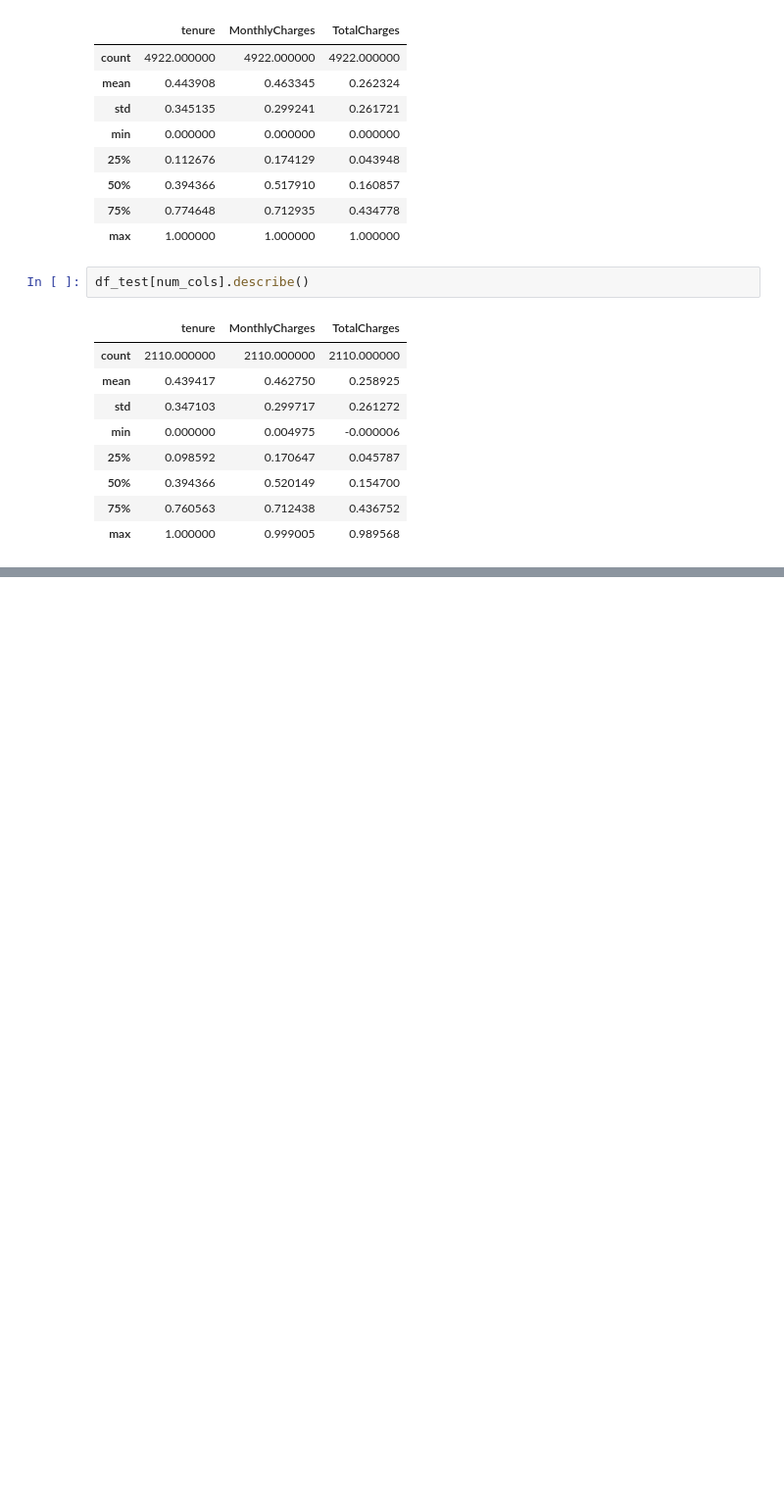
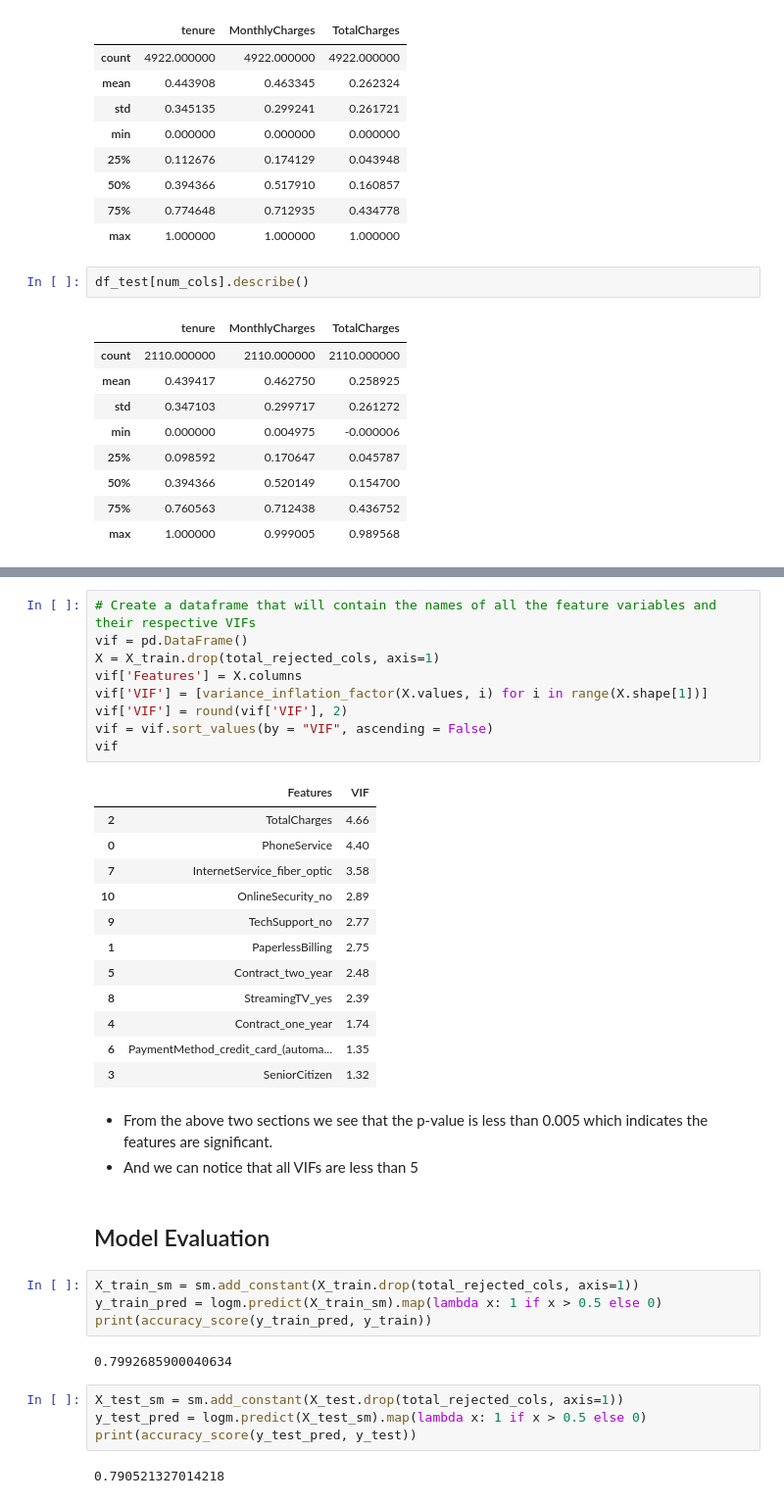
Before and after one commit to venkatpselvam1/DataScienceML, a Jupyter notebook: 003_LogisticRegression/003_MultiVarientAnalysis/002_LogisticRegressionMultiVarient.ipynb, the cells around one changed output, grey strips where cells are left out. Shown at 98% size. Cells and saved outputs as stored; diff of their text form; blank space fills up the shorter version.

Commit message:
accuracy score

```diff
--- a/003_LogisticRegression/003_MultiVarientAnalysis/002_LogisticRegressionMultiVarient.ipynb
+++ b/003_LogisticRegression/003_MultiVarientAnalysis/002_LogisticRegressionMultiVarient.ipynb
@@ -256,0 +389,39 @@ df_test[num_cols].describe()
+# %%
+# Create a dataframe that will contain the names of all the feature variables and their respective VIFs
+vif = pd.DataFrame()
+X = X_train.drop(total_rejected_cols, axis=1)
+vif['Features'] = X.columns
+vif['VIF'] = [variance_inflation_factor(X.values, i) for i in range(X.shape[1])]
+vif['VIF'] = round(vif['VIF'], 2)
+vif = vif.sort_values(by = "VIF", ascending = False)
+vif
+# %% [output]
+|  | Features | VIF |
+| 2 | TotalCharges | 4.66 |
+| 0 | PhoneService | 4.40 |
+| 7 | InternetService_fiber_optic | 3.58 |
+| 10 | OnlineSecurity_no | 2.89 |
+| 9 | TechSupport_no | 2.77 |
+| 1 | PaperlessBilling | 2.75 |
+| 5 | Contract_two_year | 2.48 |
+| 8 | StreamingTV_yes | 2.39 |
+| 4 | Contract_one_year | 1.74 |
+| 6 | PaymentMethod_credit_card_(automa... | 1.35 |
+| 3 | SeniorCitizen | 1.32 |
+# %% [markdown]
+- From the above two sections we see that the p-value is less than 0.005 which indicates the features are significant.
+- And we can notice that all VIFs are less than 5
+# %% [markdown]
+## Model Evaluation
+# %%
+X_train_sm = sm.add_constant(X_train.drop(total_rejected_cols, axis=1))
+y_train_pred = logm.predict(X_train_sm).map(lambda x: 1 if x > 0.5 else 0)
+print(accuracy_score(y_train_pred, y_train))
+# %% [output]
+0.7992685900040634
+# %%
+X_test_sm = sm.add_constant(X_test.drop(total_rejected_cols, axis=1))
+y_test_pred = logm.predict(X_test_sm).map(lambda x: 1 if x > 0.5 else 0)
+print(accuracy_score(y_test_pred, y_test))
+# %% [output]
+0.790521327014218
```
Also changed, not shown: parts of 14 cells of this notebook.
